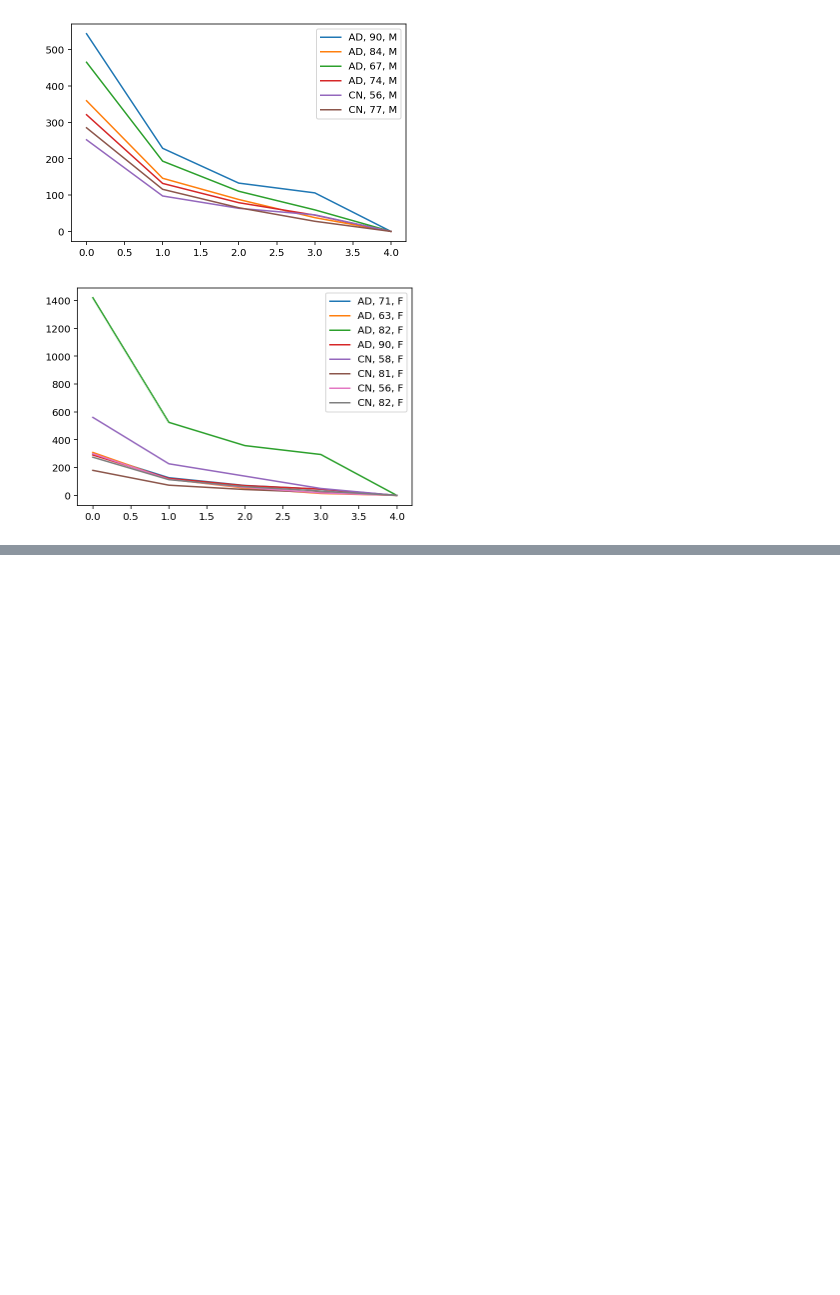
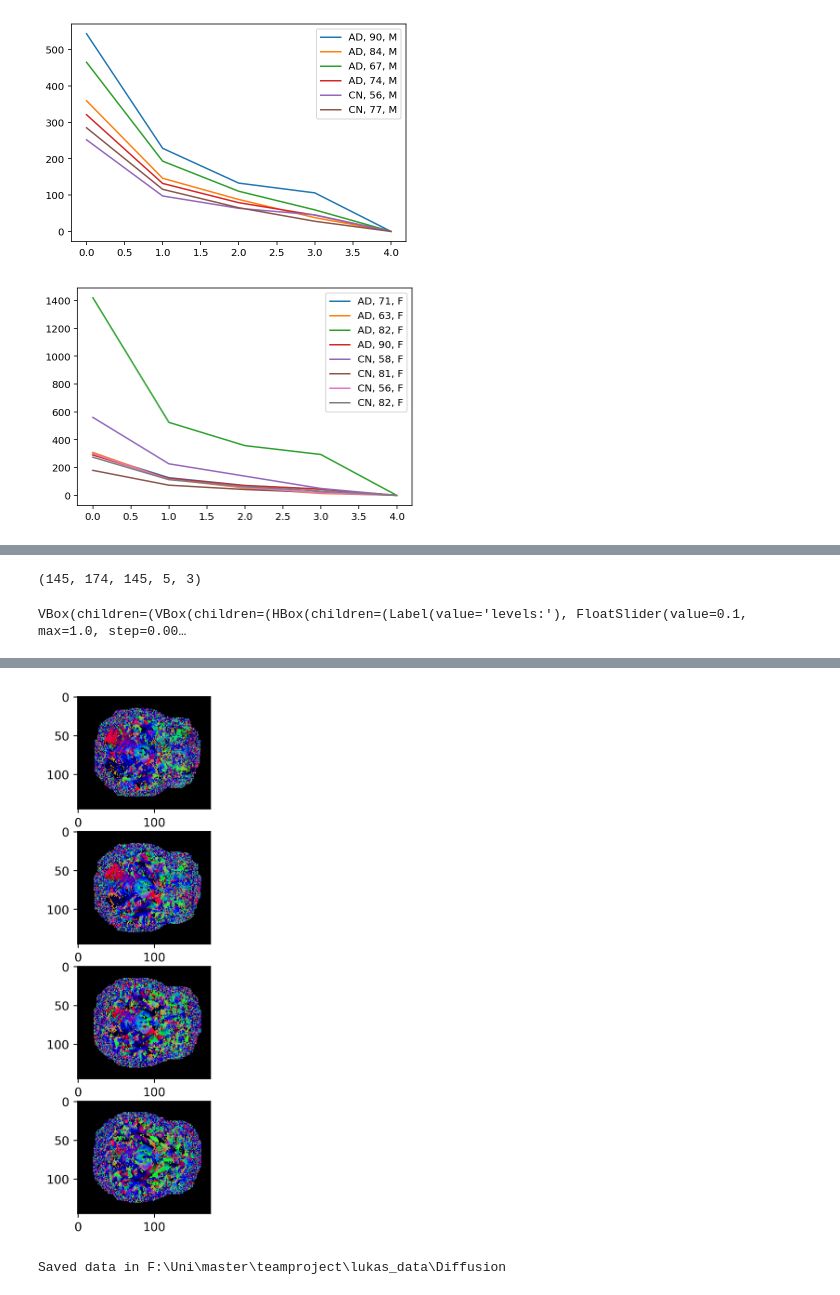
Before and after one commit to lucaswzyk/cpcg, a Jupyter notebook: csd_processing_pipeline.ipynb, the cells around one changed output, grey strips where cells are left out. Drawn from its saved outputs; the diff is of its cells as text; code cells hidden in the pictures; blank space fills up the shorter version.

Commit message:
updated pipeline with mask extraction

```diff
--- a/csd_processing_pipeline.ipynb
+++ b/csd_processing_pipeline.ipynb
@@ -464,0 +553,33 @@ plt.show()
+# %%
+hcp_peaks, _ = load_nifti(r"F:\Uni\master\teamproject\lukas_data\Diffusion\data_dir.nii.gz")
+# %%
+hcp_peaks.shape
+# %% [output]
+(145, 174, 145, 5, 3)
+# %%
+ipv.figure()
+
+
+x, y, z = np.meshgrid(np.linspace(0, 145, 145),
+                      np.linspace(0, 174, 174),
+                      np.linspace(0, 145, 145))
+
+u =     hcp_peaks[:,:,:,0,0]
+v =     hcp_peaks[:,:,:,0,1]
+w =     hcp_peaks[:,:,:,0,2]
+
+ipv.figure()
+quiver = ipv.quiver(x.flatten(), y.flatten(), z.flatten(), u.flatten(), v.flatten(), w.flatten(),
+                   size = 0.1)
+
+ipv.volshow(mask_volume)
+
+ipv.show()
+# %% [output]
+VBox(children=(VBox(children=(HBox(children=(Label(value='levels:'), FloatSlider(value=0.1, max=1.0, step=0.00…
+# %%
+fig, axs = plt.subplots(4,1, dpi=200, figsize=(2,8))
+
+for i in range(4):
+    axs[i].imshow(hcp_peaks[:, :, 41+2*i, 0], interpolation='nearest', aspect='auto')
+# %% [output]
@@ -464,0 +590,5 @@ plt.show()
+[figure, added]
+# %%
+reshape_for_tractsect(hcp_example, "data")
+# %% [output]
+Saved data in F:\Uni\master\teamproject\lukas_data\Diffusion
```
Also changed, not shown: parts of 25 cells of this notebook.
